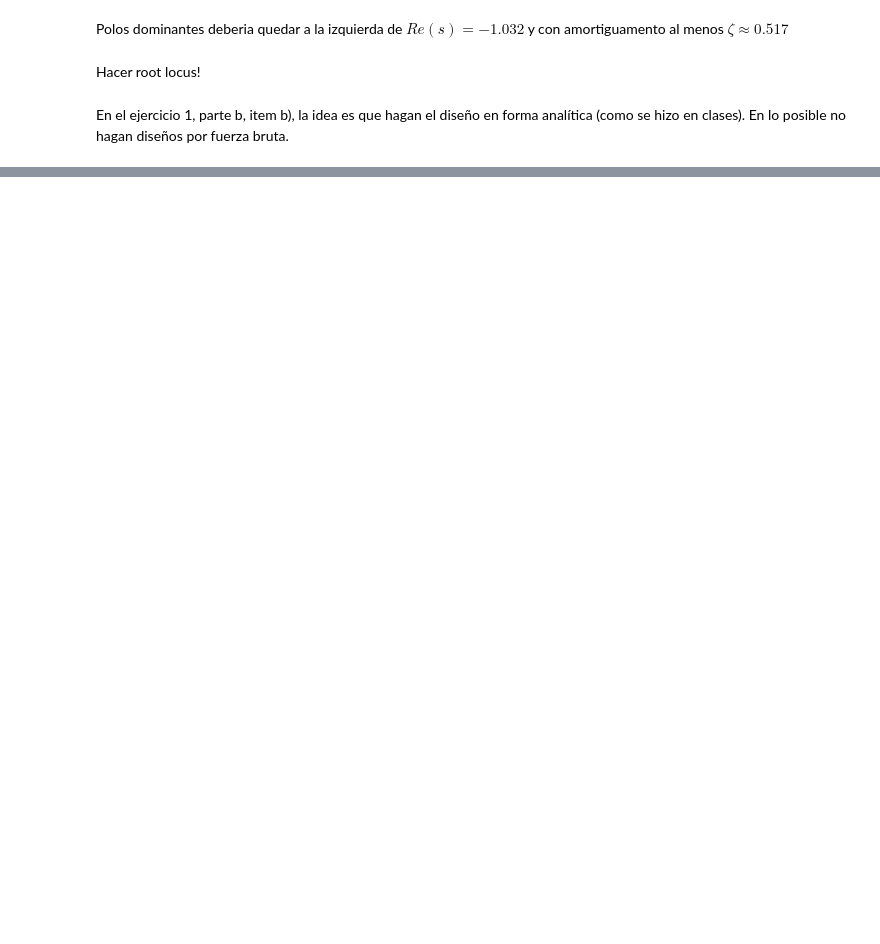
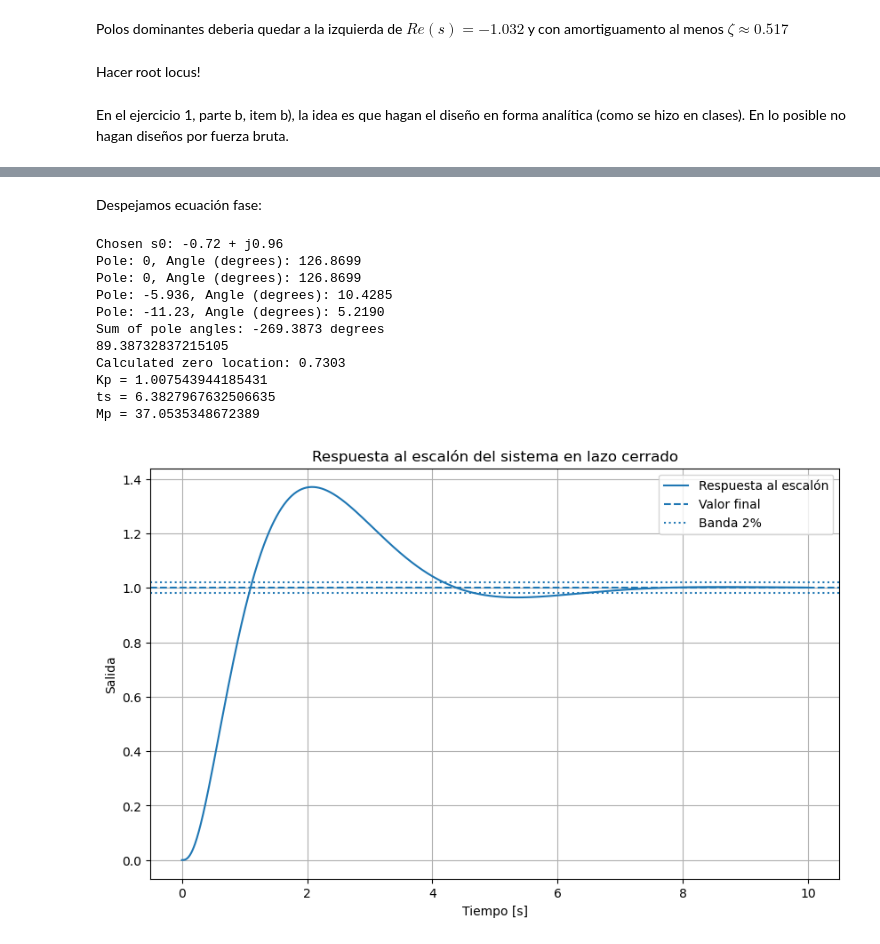
Before and after one commit to LucioLuque/Control-TP1, a Jupyter notebook: Ejercicio1.ipynb, the cells around one changed output, grey strips where cells are left out. Drawn from its saved outputs; the diff is of its cells as text; code cells hidden in the pictures; blank space fills up the shorter version.

Commit message:
celda para probar root locus, no encontramos los valores

```diff
--- a/Ejercicio1.ipynb
+++ b/Ejercicio1.ipynb
@@ -492,0 +503,74 @@ En el ejercicio 1, parte b, item b), la idea es que hagan el diseño en forma an
+# %% [markdown]
+Despejamos ecuación fase:
+# %%
+import math
+
+def angle_from_pole_to_s0(s0, pole_real):
+    real_part = s0[0] - pole_real
+    imag_part = s0[1]
+    return math.degrees(math.atan2(imag_part, real_part))
+
+zeta = 0.6
+wn = 1.2
+
+s0 = [-zeta * wn, wn * math.sqrt(1 - zeta**2)]  # real, imaginary
+print(f"Chosen s0: {s0[0]} + j{s0[1]}")
+poles = [0, 0, -5.936, -11.23]
+
+sum_angles = 0
+for pole_real in poles:
+    angle = angle_from_pole_to_s0(s0, pole_real)
+    sum_angles -= angle
+    print(f"Pole: {pole_real}, Angle (degrees): {angle:.4f}")
+
+print(f"Sum of pole angles: {sum_angles:.4f} degrees")
+print(-180 - sum_angles)
+
+z = s0[1]/math.tan(math.radians(-180 - sum_angles)) - s0[0]
+print(f"Calculated zero location: {z:.4f}")
+
+s0 = complex(s0[0], s0[1])  # Convert to complex number
+
+numerator = s0**2 * (0.003*s0**2 + 0.0515*s0 + 0.2)
+denominator = 0.25 * (s0 + z)
+
+Kp = abs(numerator / denominator)
+print(f"Kp = {Kp}")
+
+
+import numpy as np
+import matplotlib.pyplot as plt
+import control as ctrl
+
+CG = ctrl.TransferFunction([0.25 * Kp, 0.25 * Kp * z], [0.003, 0.0515, 0.2, 0, 0])
+T = ctrl.feedback(CG, 1)
+info = ctrl.step_info(T, SettlingTimeThreshold=0.02)
+print("ts =", info["SettlingTime"])
+print("Mp =", info["Overshoot"])
+
+t = np.linspace(0, 10, 1000)
+t, y = ctrl.step_response(T, T=t)
+plt.figure(figsize=(10,6))
+plt.plot(t, y, label='Respuesta al escalón')
+plt.axhline(info["SteadyStateValue"], linestyle='--', label='Valor final')
+plt.axhline(1.02 * info["SteadyStateValue"], linestyle=':', label='Banda 2%')
+plt.axhline(0.98 * info["SteadyStateValue"], linestyle=':')
+plt.xlabel('Tiempo [s]')
+plt.ylabel('Salida')
+plt.title('Respuesta al escalón del sistema en lazo cerrado')
+plt.grid(True)
+plt.legend()
+plt.show()
+# %% [output]
+Chosen s0: -0.72 + j0.96
+Pole: 0, Angle (degrees): 126.8699
+Pole: 0, Angle (degrees): 126.8699
+Pole: -5.936, Angle (degrees): 10.4285
+Pole: -11.23, Angle (degrees): 5.2190
+Sum of pole angles: -269.3873 degrees
+89.38732837215105
+Calculated zero location: 0.7303
+Kp = 1.007543944185431
+ts = 6.3827967632506635
+Mp = 37.0535348672389
+[figure, added]
```
Also changed, not shown: parts of 14 cells of this notebook.
